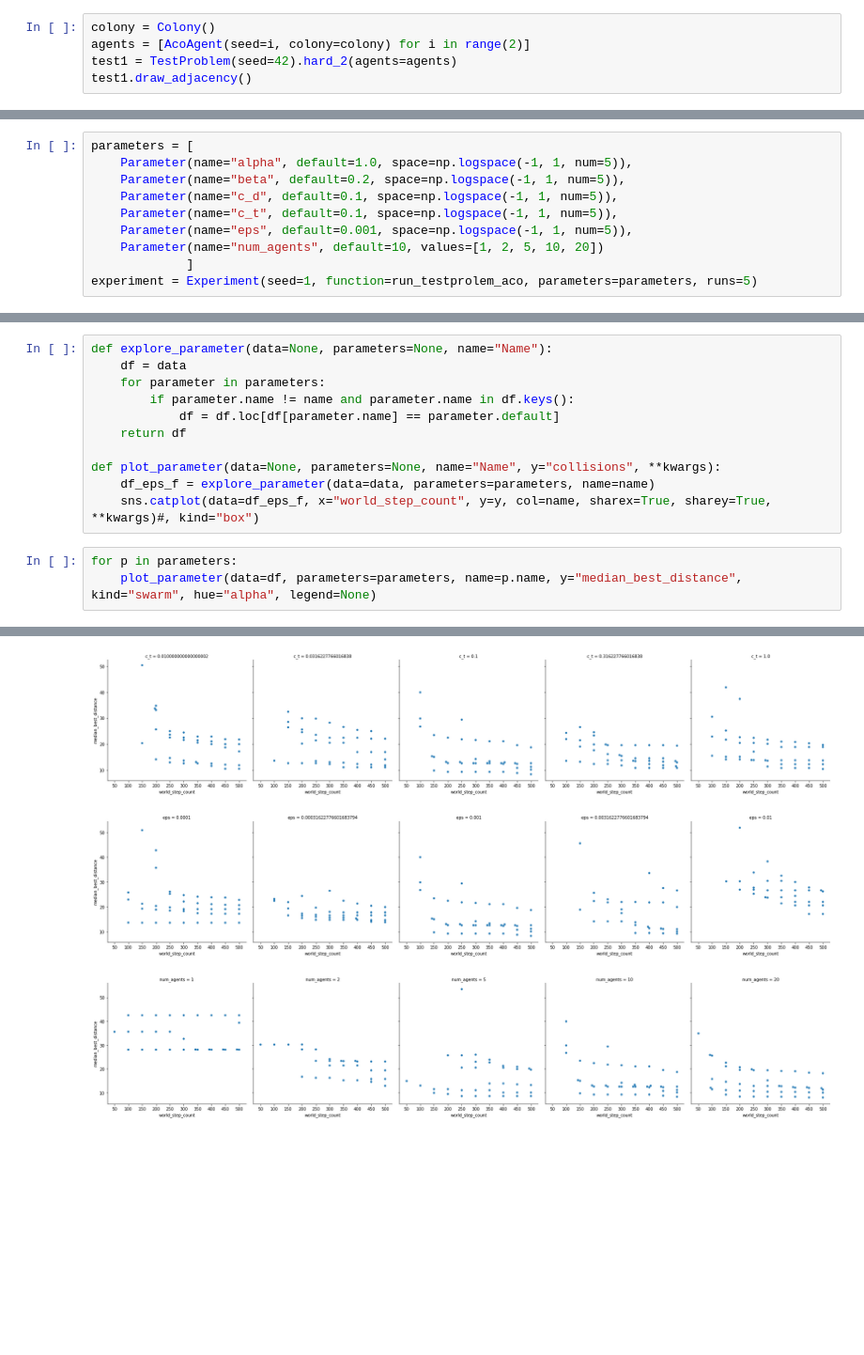
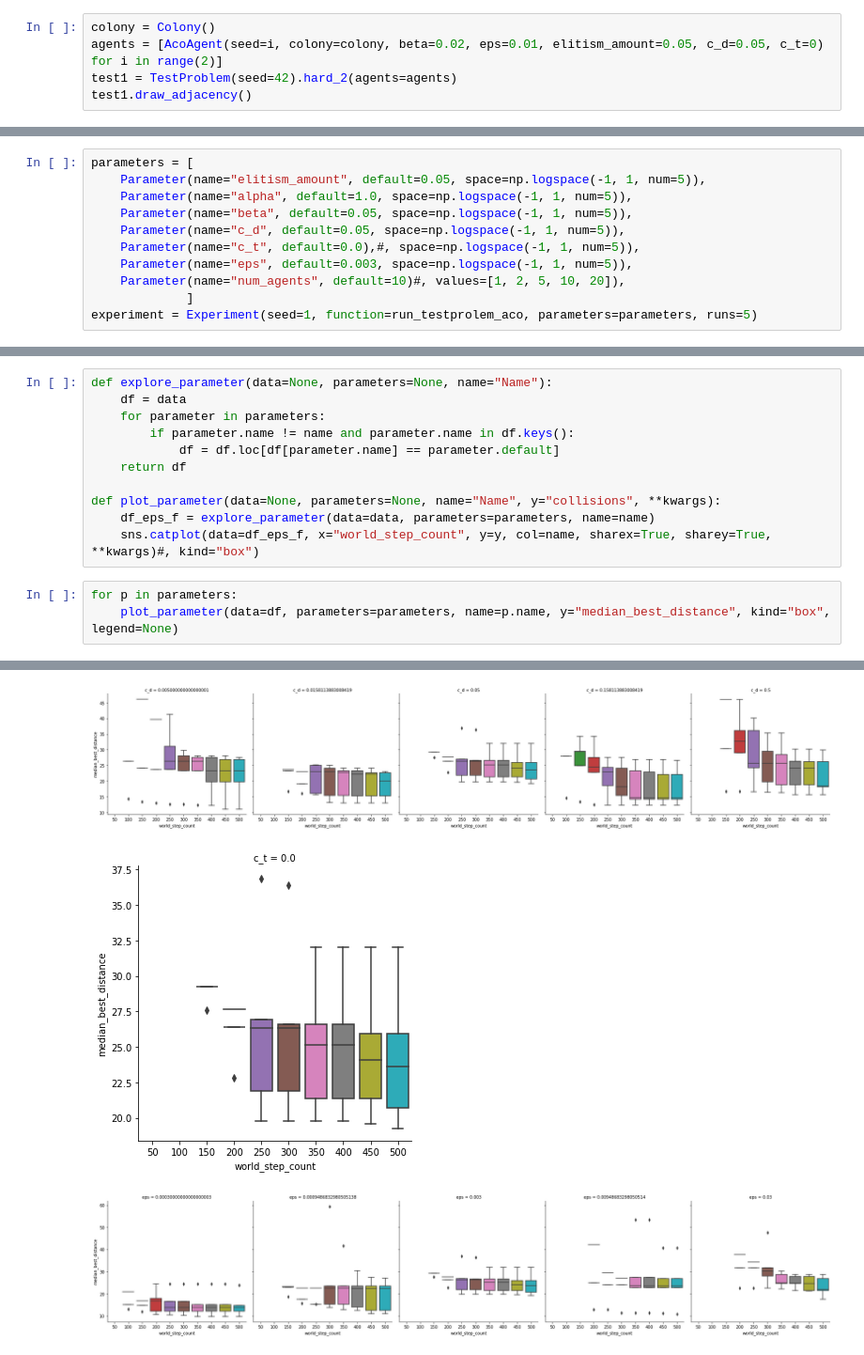
Before and after one commit to ovgu-FINken/ACO-MAPF, a Jupyter notebook: Aco-Visualization.ipynb, the cells around one changed output, grey strips where cells are left out. Shown at 94% size. Drawn from its saved outputs; the diff is of its cells as text; blank space fills up the shorter version.

```diff
--- a/Aco-Visualization.ipynb
+++ b/Aco-Visualization.ipynb
@@ -25,7 +25,7 @@ import ipyparallel as ipp
 from IPython.display import display
 # %%
 colony = Colony()
-agents = [AcoAgent(seed=i, colony=colony) for i in range(2)]
+agents = [AcoAgent(seed=i, colony=colony, beta=0.02, eps=0.01, elitism_amount=0.05, c_d=0.05, c_t=0) for i in range(2)]
 test1 = TestProblem(seed=42).hard_2(agents=agents)
 test1.draw_adjacency()
 # %% [output]
@@ -55,12 +55,13 @@ def run_testprolem_aco(seed=0, num_agents=1,**kwargs):
     return pd.concat(data)
 # %%
 parameters = [
+    Parameter(name="elitism_amount", default=0.05, space=np.logspace(-1, 1, num=5)),
     Parameter(name="alpha", default=1.0, space=np.logspace(-1, 1, num=5)),
-    Parameter(name="beta", default=0.2, space=np.logspace(-1, 1, num=5)),
-    Parameter(name="c_d", default=0.1, space=np.logspace(-1, 1, num=5)),
-    Parameter(name="c_t", default=0.1, space=np.logspace(-1, 1, num=5)),
-    Parameter(name="eps", default=0.001, space=np.logspace(-1, 1, num=5)),
-    Parameter(name="num_agents", default=10, values=[1, 2, 5, 10, 20])
+    Parameter(name="beta", default=0.05, space=np.logspace(-1, 1, num=5)),
+    Parameter(name="c_d", default=0.05, space=np.logspace(-1, 1, num=5)),
+    Parameter(name="c_t", default=0.0),#, space=np.logspace(-1, 1, num=5)),
+    Parameter(name="eps", default=0.003, space=np.logspace(-1, 1, num=5)),
+    Parameter(name="num_agents", default=10)#, values=[1, 2, 5, 10, 20]),
              ]
 experiment = Experiment(seed=1, function=run_testprolem_aco, parameters=parameters, runs=5)
 # %%
@@ -117,5 +118,5 @@ def plot_parameter(data=None, parameters=None, name="Name", y="collisions", **kw
     sns.catplot(data=df_eps_f, x="world_step_count", y=y, col=name, sharex=True, sharey=True, **kwargs)#, kind="box")
 # %%
 for p in parameters:
-    plot_parameter(data=df, parameters=parameters, name=p.name, y="median_best_distance", kind="swarm", hue="alpha", legend=None)
+    plot_parameter(data=df, parameters=parameters, name=p.name, y="median_best_distance", kind="box", legend=None)
 # %% [output]
@@ -125,3 +126,3 @@ for p in parameters:
-[figure, old version]
+[figure, new version]
-[figure, old version]
+[figure, new version]
-[figure, old version]
+[figure, new version]
```
Also changed, not shown: parts of 10 cells of this notebook, 2 other files.
